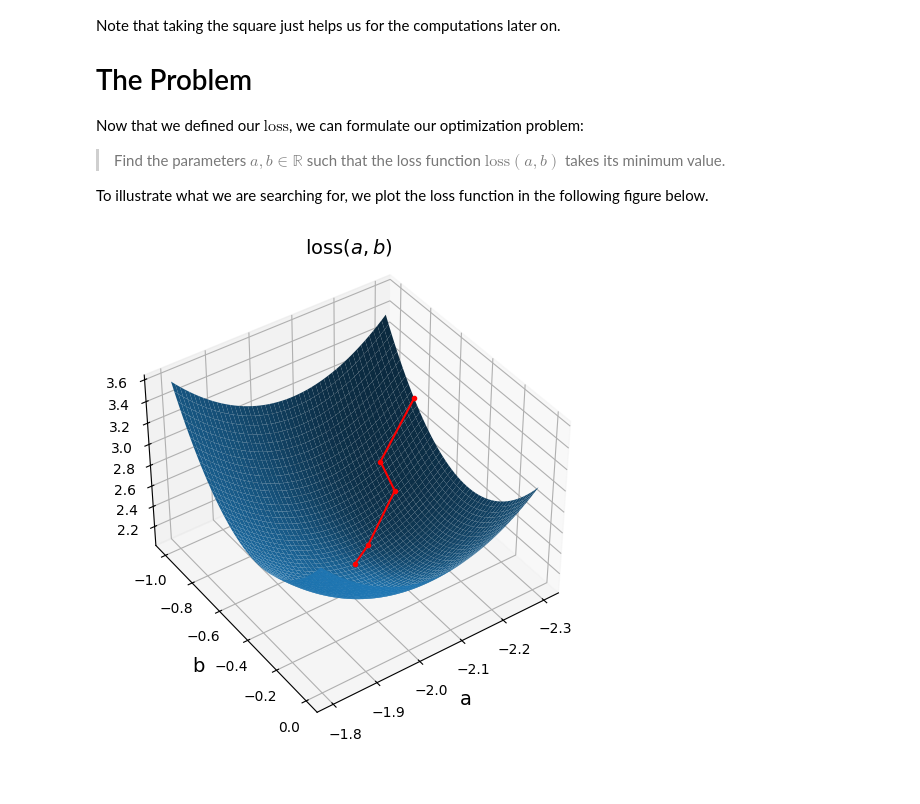
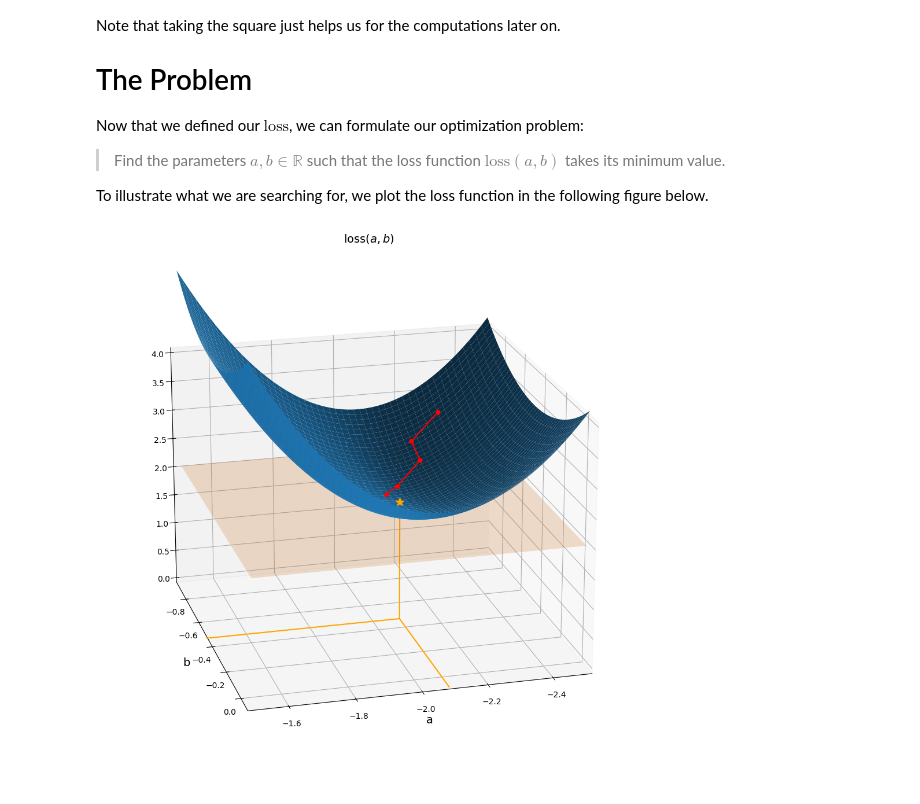
Before and after one commit to IDeaLab-uni-graz/workshop_classification, a Jupyter notebook: basics.ipynb, the cells around one changed output. Saved outputs shown, nothing was run; the diff lists cells and outputs as text; code cells hidden in the pictures.

```diff
--- a/basics.ipynb
+++ b/basics.ipynb
@@ -64,33 +64,48 @@ To illustrate what we are searching for, we plot the loss function in the follow
 # %%
 loss = lambda a, b: (a * -2 + b - 4.3)**2 + (a * 0 + b + 1.6)**2 + (a * 2 + b + 4)**2
 
 sequence = [(-2.3, -0.8), (-2.2, -0.75), (-2.2, -0.65), (-2.1, -0.55), (-2.05, -0.5)]
 def plot_2d_function(func, x_range, y_range, filename=""):
     x = np.linspace(x_range[0], x_range[1], 400)
     y = np.linspace(y_range[0], y_range[1], 400)
     X, Y = np.meshgrid(x, y)
     Z = func(X, Y)
 
-    fig = plt.figure(figsize=(12, 6))
+    opt_a, opt_b = -2.075, -0.43333333
+    f_opt = func(opt_a,opt_b)
+
+    fig = plt.figure(figsize=(12, 12))
     ax = fig.add_subplot(111, projection='3d')
 
     surface = ax.plot_surface(X, Y, Z, color=plt.rcParams['axes.prop_cycle'].by_key()['color'][0],alpha=1.0)  # Use default matplotlib blue with transparency
 
     z = [func(a, b) for a, b in sequence]
-    ax.plot([a for a,b in sequence], [b for a,b in sequence], z, color='red', alpha=1.0, marker='o', markersize=3, zorder=5)
+    ax.plot([a for a,b in sequence], [b for a,b in sequence], z, color='red', alpha=1.0, marker='o', markersize=5, zorder=5)
+
+    ax.plot([opt_a], [opt_b], [f_opt], color='orange', alpha=1.0, marker='*', markersize=10, zorder=5)
+    ax.plot([opt_a, opt_a], [opt_b, opt_b], [0.0, f_opt], color='orange', alpha=1.0)
+    ax.plot([opt_a, x_range[1]+0.03], [opt_b, opt_b], [0.0, 0.0], color='orange', alpha=1.0)
+    ax.plot([opt_a, opt_a], [opt_b, y_range[1]+0.04], [0.0, 0.0], color='orange', alpha=1.0)
+
+    Z = func(opt_a,opt_b) * np.ones_like(Z)
+    surface = ax.plot_surface(X, Y, Z, color=plt.rcParams['axes.prop_cycle'].by_key()['color'][1],alpha=0.2)
 
     ax.set_xlabel("a", fontsize=14)
     ax.set_ylabel("b", fontsize=14)
-    ax.view_init(elev=40, azim=55)
+    ax.view_init(elev=20, azim=75, roll=0)
+
+    ax.set_xlim(x_range)
+    ax.set_ylim(y_range)
+    ax.set_zlim(0.0,4.0)
 
     # ax.set_zlabel("z", fontsize=14)
     # ax.set_title("Surface Plot of the Function", fontsize=16)
     #ax.invert_xaxis()  # Flip the x-axis
 
     plt.title("$\\text{loss}(a,b)$", fontsize=14)
     if filename:
         plt.savefig(filename)
     plt.show()
-plot_2d_function(loss, (-2.3, -1.8), (-1,0))
+plot_2d_function(loss, (-2.5, -1.5), (-0.93,0.07))
 # %% [output]
-[figure, old version]
+[figure, new version]
```
Also changed, not shown: parts of 6 cells of this notebook, 1 other file.
